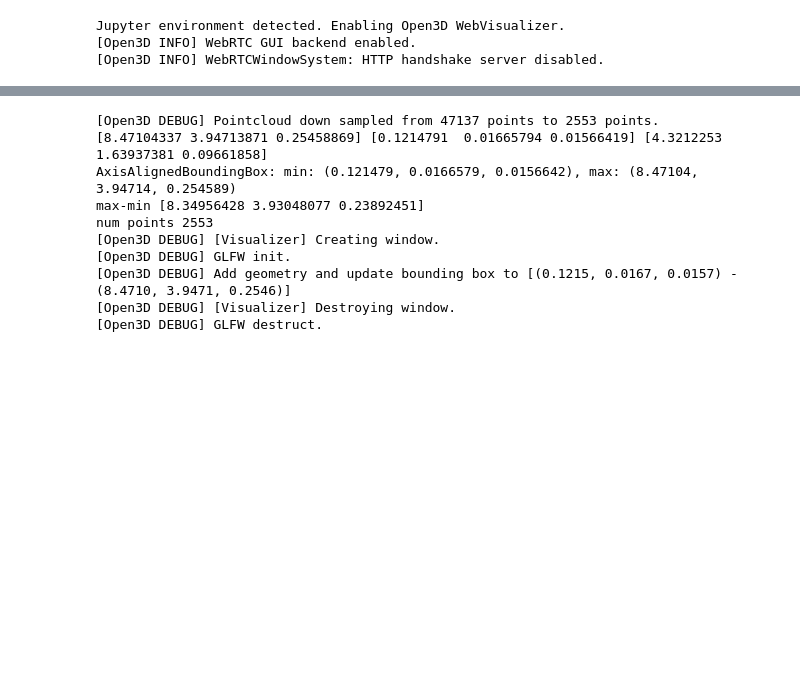
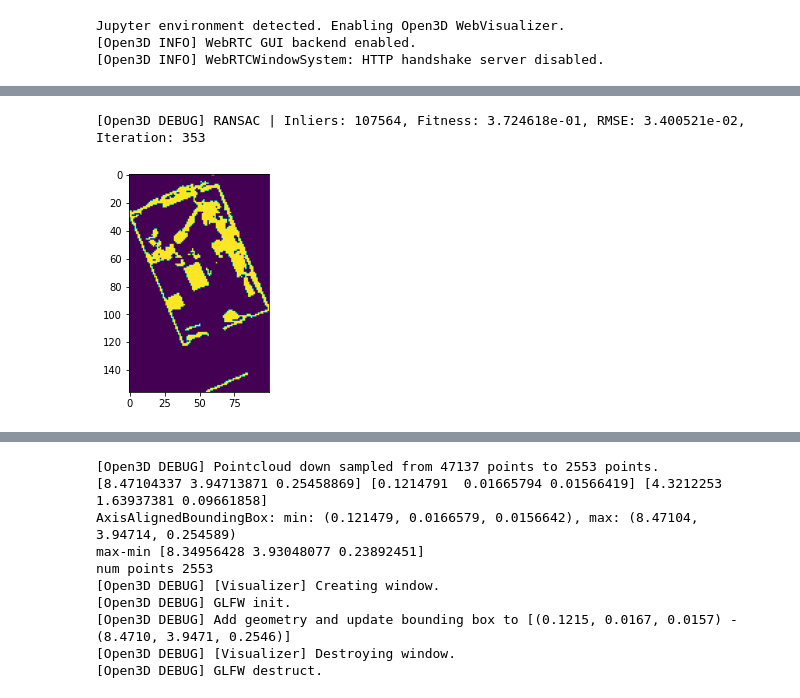
Before and after one commit to mrcfschr/ORganizAR, a Jupyter notebook: path_planning/path_planning_test.ipynb, the cells around one changed output, grey strips where cells are left out. Cells and saved outputs as stored; diff of their text form; code cells hidden in the pictures; blank space fills up the shorter version.

Commit message:
implement path planning

```diff
--- a/path_planning/path_planning_test.ipynb
+++ b/path_planning/path_planning_test.ipynb
@@ -33,0 +26,8 @@ o3d.visualization.draw_geometries([inlier_cloud])
+# %%
+point_cloud_path = "data/downsampled_pcd.ply"
+seg_masks_path = "data/filtered_3d_masks.pth"
+point_cloud: o3d.geometry.PointCloud = o3d.io.read_point_cloud(point_cloud_path)
+seg_mask = torch.load(seg_masks_path, map_location=torch.device('cuda'))
+
+# visualize the point cloud
+o3d.visualization.draw_geometries([point_cloud])
@@ -33,0 +43,45 @@ o3d.visualization.draw_geometries([inlier_cloud])
+# %%
+#segment out the planes
+
+plane_model, inliers = point_cloud.segment_plane(distance_threshold=0.1,
+                                            ransac_n=3,
+                                            num_iterations=1000)
+
+
+
+
+norm_z = plane_model[0:3]
+#randomly sample 10 points from the point cloud
+# and align the norm z so that the projected mean of the ten sampled points are positive
+samples = np.random.randint(0,len(point_cloud.colors)-1, 10)
+coordinates = np.asarray(point_cloud.points)
+samples = coordinates[samples]
+samples = np.dot(samples,norm_z)
+if np.sum(samples) < 0:
+    norm_z = norm_z*(-1.0)
+
+original_z = [0,0,1]
+assert len(norm_z) == 3
+rotate = rotation_matrix_from_vectors(original_z,norm_z)
+transform_matrix = np.eye(4,dtype=float)
+transform_matrix[0:3,0:3] = rotate
+point_cloud.transform(transform_matrix)
+
+color_array = np.asarray(point_cloud.colors)
+coordinates = np.asarray(point_cloud.points)
+z_mean = coordinates[inliers][:,2].mean()
+
+grid, bb, voxel_size = get_floor_grid(coordinates,z_mean,100 )
+
+
+#color_array[inliers] = [1.0,0.0,0.0]
+
+# samples = np.random.randint(0, len(inliers) - 1, 60)
+#
+# pdb.set_trace()
+# print(np.asarray(point_cloud.points)[np.array(inliers)[samples]])
+plt.imshow(grid==1)
+plt.show()
+# %% [output]
+[Open3D DEBUG] RANSAC | Inliers: 107564, Fitness: 3.724618e-01, RMSE: 3.400521e-02, Iteration: 353
+[figure, added]
```
Also changed, not shown: parts of 14 cells of this notebook, 3 other files.
